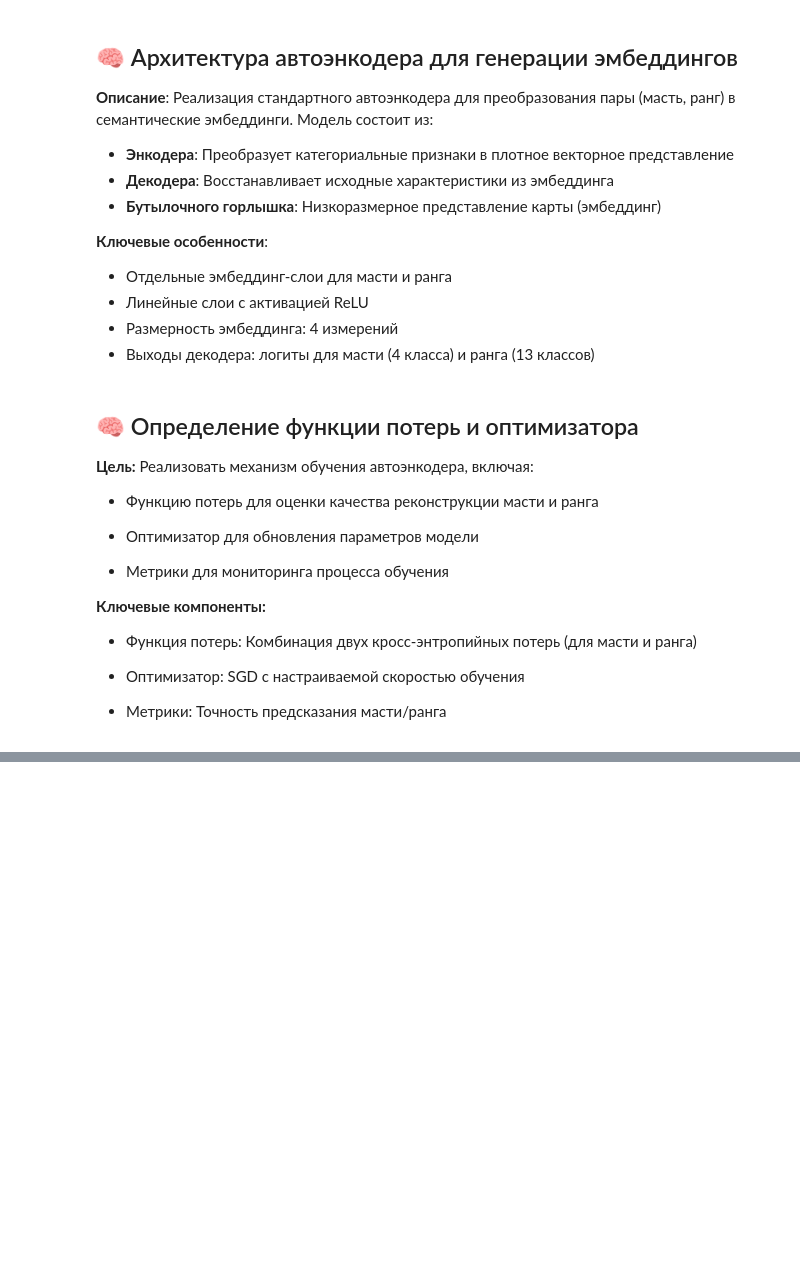
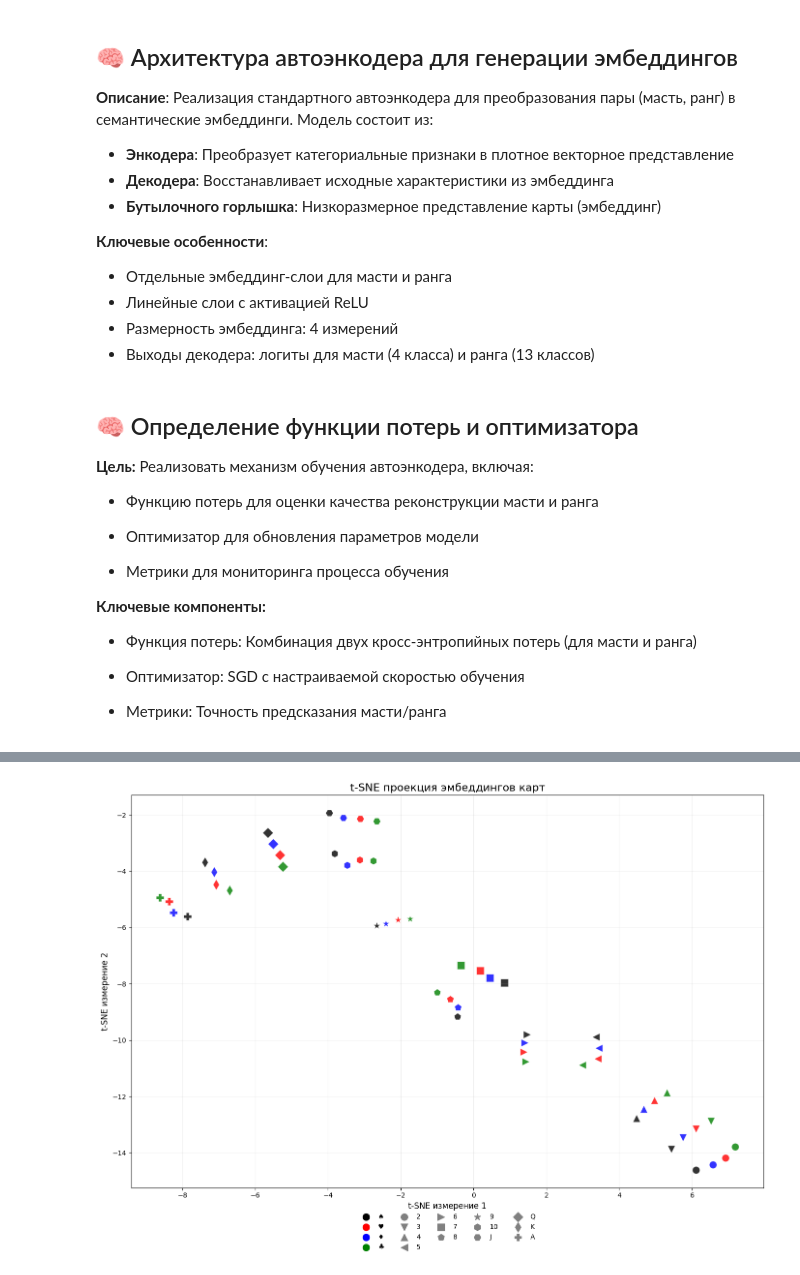
Before and after one commit to GENBBB/PokerCardVAE, a Jupyter notebook: main.ipynb, the cells around one changed output, grey strips where cells are left out. Drawn from its saved outputs; the diff is of its cells as text; code cells hidden in the pictures; blank space fills up the shorter version.

```diff
--- a/main.ipynb
+++ b/main.ipynb
@@ -84,6 +90,14 @@ class CardAutoencoder(nn.Module):
         rank_logits = self.rank_decoder(decoded)
 
         return suit_logits, rank_logits, embedding
+
+    def get_embedding(self, suit, rank):
+        # Возвращает только эмбеддинг без декодирования
+        suit_emb = self.suit_embedding(suit)
+        rank_emb = self.rank_embedding(rank)
+        x = torch.cat((suit_emb, rank_emb), dim=1)
+        embedding = self.encoder(x)
+        return embedding
 # %% [markdown]
 ## 🧠 Определение функции потерь и оптимизатора
 
@@ -185,0 +299,80 @@ Epoch [621/1000] | Loss: 0.2949 | Suit Acc: 100.00% | Rank Acc: 100.00%
+# %%
+model.eval()
+with torch.no_grad():
+    embeddings = []
+    for suit, rank in dataset:
+        suit_tensor = torch.tensor([suit]).to(device)
+        rank_tensor = torch.tensor([rank]).to(device)
+        emb = model.get_embedding(suit_tensor, rank_tensor)
+        embeddings.append(emb.cpu().numpy())
+
+embeddings = np.vstack(embeddings)
+if embedding_dim == 2:
+   embeddings_2d = embeddings
+else:
+    tsne = TSNE(n_components=2, perplexity=15, random_state=seed)
+    embeddings_2d = tsne.fit_transform(embeddings)
+suits = suit_data.numpy()
+ranks = rank_data.numpy()
+colors = ['black', 'red', 'blue', 'green']
+suit_colors = [colors[s] for s in suits]
+markers = ['o', 'v', '^', '<', '>', 's', 'p', '*', 'h', 'H', 'D', 'd', 'P']
+rank_markers = [markers[r] for r in ranks]
+plt.figure(figsize=(14, 10))
+
+# Для каждой уникальной масти создаем отдельный scatter plot
+for suit in range(4):
+    # Индексы карт данной масти
+    indices = np.where(suits == suit)[0]
+
+    # Для каждой карты в масти используем свой маркер ранга
+    for idx in indices:
+        plt.scatter(
+            embeddings_2d[idx, 0],
+            embeddings_2d[idx, 1],
+            c=colors[suit],
+            marker=rank_markers[idx],
+            s=120,
+            alpha=0.8,
+            edgecolors='w',
+            linewidths=0.5
+        )
+
+    # Добавление названия масти в легенду
+    plt.scatter([], [], c=colors[suit], label=['♠','♥','♦','♣'][suit], s=100)
+
+# Добавление легенды для рангов
+for rank in range(13):
+    plt.scatter([], [], c='gray', marker=markers[rank],
+                label=['2','3','4','5','6','7','8','9','10','J','Q','K','A'][rank],
+                s=100)
+
+plt.title('t-SNE проекция эмбеддингов карт', fontsize=16)
+plt.xlabel('t-SNE измерение 1', fontsize=12)
+plt.ylabel('t-SNE измерение 2', fontsize=12)
+plt.grid(alpha=0.2)
+plt.legend(ncol=5, loc='upper center', bbox_to_anchor=(0.5, -0.05), frameon=False)
+plt.tight_layout()
+
+# 5. Анализ кластеров
+plt.figure(figsize=(10, 6))
+for suit in range(4):
+    indices = np.where(suits == suit)[0]
+    plt.scatter(
+        embeddings_2d[indices, 0],
+        embeddings_2d[indices, 1],
+        c=colors[suit],
+        label=['♠','♥','♦','♣'][suit],
+        s=80,
+        alpha=0.7
+    )
+
+plt.title('Распределение карт по мастям', fontsize=16)
+plt.xlabel('t-SNE измерение 1', fontsize=12)
+plt.ylabel('t-SNE измерение 2', fontsize=12)
+plt.legend()
+plt.grid(alpha=0.2)
+plt.tight_layout()
+plt.show()
+# %% [output]
+[figure, added]
```
Also changed, not shown: parts of 8 cells of this notebook.
